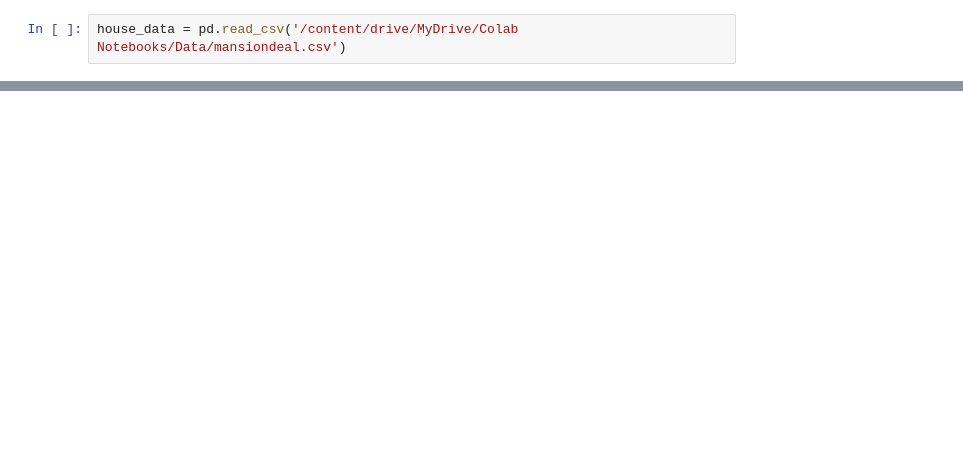
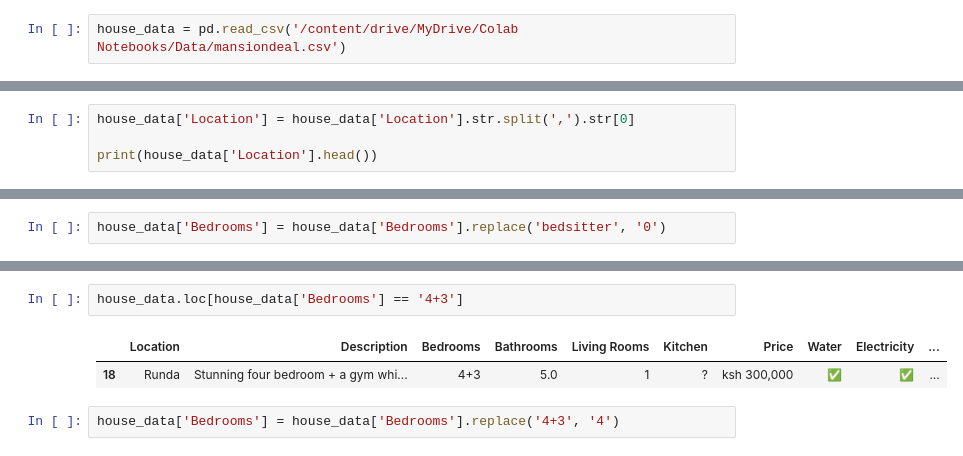
Before and after one commit to Mburu-Elvis/Nairobi_Metropolitan_House_Price_Prediction, a Jupyter notebook: mansiondeal.ipynb, the cells around one changed output, grey strips where cells are left out. Saved outputs shown, nothing was run; the diff lists cells and outputs as text; blank space fills up the shorter version.

Commit message:
data preprocessing

```diff
--- a/mansiondeal.ipynb
+++ b/mansiondeal.ipynb
@@ -21,0 +67,4 @@ profile.to_notebook_iframe()
+# %%
+house_data['Location'] = house_data['Location'].str.split(',').str[0]
+
+print(house_data['Location'].head())
@@ -21,0 +120,2 @@ profile.to_notebook_iframe()
+# %%
+house_data['Bedrooms'] = house_data['Bedrooms'].replace('bedsitter', '0')
@@ -21,0 +136,7 @@ profile.to_notebook_iframe()
+# %%
+house_data.loc[house_data['Bedrooms'] == '4+3']
+# %% [output]
+|  | Location | Description | Bedrooms | Bathrooms | Living Rooms | Kitchen | Price | Water | Electricity | ... |
+| 18 | Runda | Stunning four bedroom + a gym whi... | 4+3 | 5.0 | 1 | ? | ksh 300,000 | ✅ | ✅ | ... |
+# %%
+house_data['Bedrooms'] = house_data['Bedrooms'].replace('4+3', '4')
```
Also changed, not shown: parts of 15 cells of this notebook.
